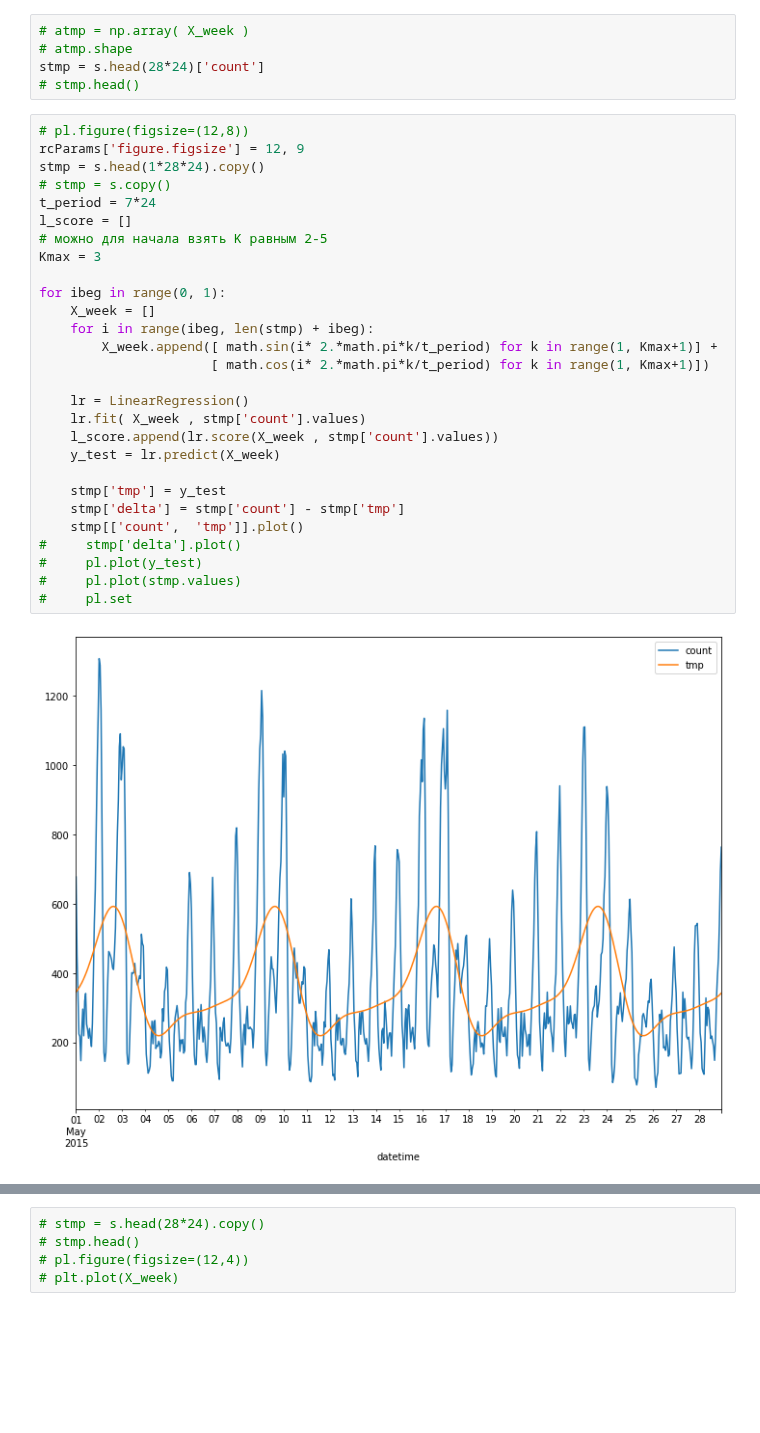
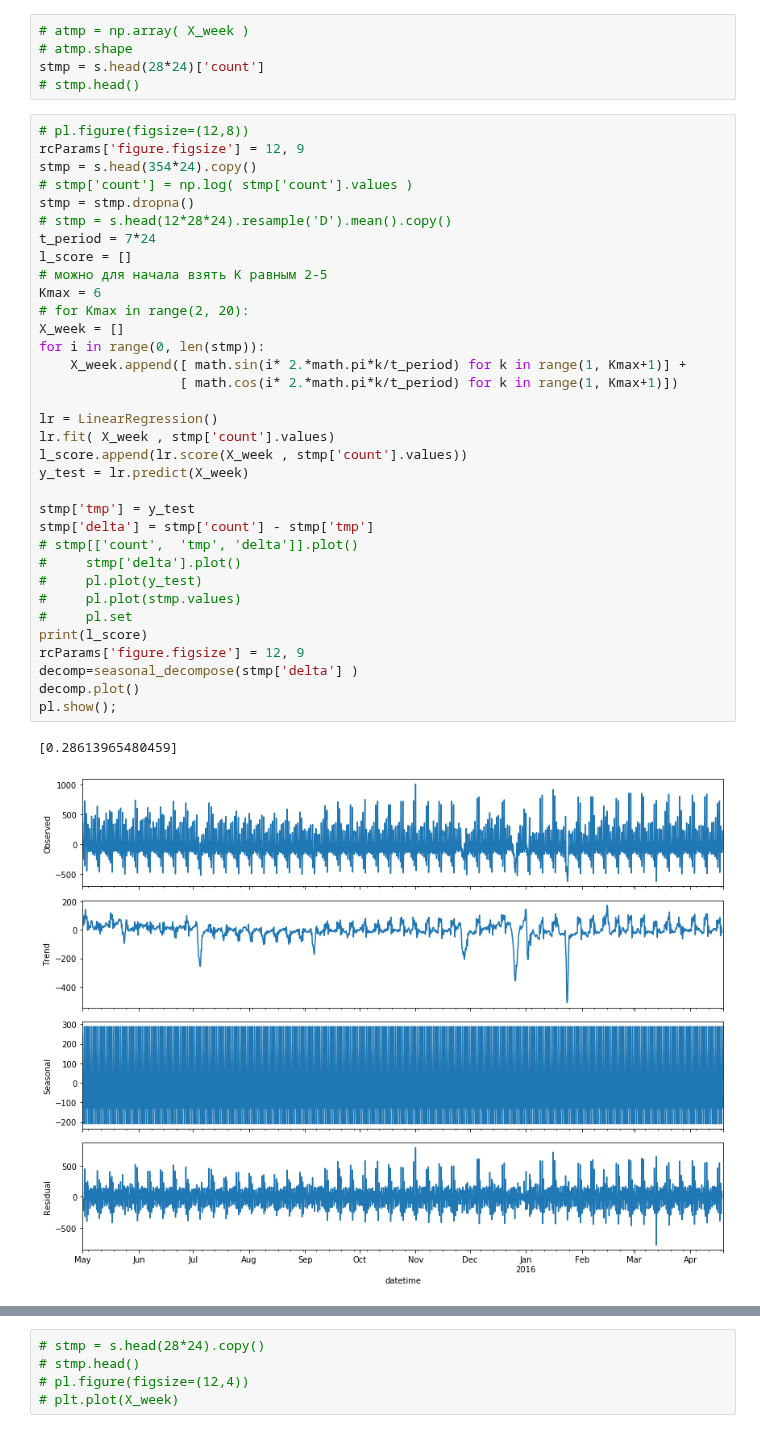
Before and after one commit to dminikorenb/DataLearning, a Jupyter notebook: 3-Taxi/dminik6_part3_w3.ipynb, the cells around one changed output, grey strips where cells are left out. Saved outputs shown, nothing was run; the diff lists cells and outputs as text; blank space fills up the shorter version.

```diff
--- a/3-Taxi/dminik6_part3_w3.ipynb
+++ b/3-Taxi/dminik6_part3_w3.ipynb
@@ -166,30 +166,37 @@ stmp = s.head(28*24)['count']
 # %%
 # pl.figure(figsize=(12,8))
 rcParams['figure.figsize'] = 12, 9
-stmp = s.head(1*28*24).copy()
-# stmp = s.copy()
+stmp = s.head(354*24).copy()
+# stmp['count'] = np.log( stmp['count'].values )
+stmp = stmp.dropna()
+# stmp = s.head(12*28*24).resample('D').mean().copy()
 t_period = 7*24
 l_score = []
 # можно для начала взять K равным 2-5
-Kmax = 3
+Kmax = 6
+# for Kmax in range(2, 20):
+X_week = []
+for i in range(0, len(stmp)):
+    X_week.append([ math.sin(i* 2.*math.pi*k/t_period) for k in range(1, Kmax+1)] +
+                  [ math.cos(i* 2.*math.pi*k/t_period) for k in range(1, Kmax+1)])
 
-for ibeg in range(0, 1):
-    X_week = []
-    for i in range(ibeg, len(stmp) + ibeg):
-        X_week.append([ math.sin(i* 2.*math.pi*k/t_period) for k in range(1, Kmax+1)] +
-                      [ math.cos(i* 2.*math.pi*k/t_period) for k in range(1, Kmax+1)])
+lr = LinearRegression()
+lr.fit( X_week , stmp['count'].values)
+l_score.append(lr.score(X_week , stmp['count'].values))
+y_test = lr.predict(X_week)
 
-    lr = LinearRegression()
-    lr.fit( X_week , stmp['count'].values)
-    l_score.append(lr.score(X_week , stmp['count'].values))
-    y_test = lr.predict(X_week)
-
-    stmp['tmp'] = y_test
-    stmp['delta'] = stmp['count'] - stmp['tmp']
-    stmp[['count',  'tmp']].plot()
+stmp['tmp'] = y_test
+stmp['delta'] = stmp['count'] - stmp['tmp']
+# stmp[['count',  'tmp', 'delta']].plot()
 #     stmp['delta'].plot()
 #     pl.plot(y_test)
 #     pl.plot(stmp.values)
 #     pl.set
+print(l_score)
+rcParams['figure.figsize'] = 12, 9
+decomp=seasonal_decompose(stmp['delta'] )
+decomp.plot()
+pl.show();
 # %% [output]
+[0.28613965480459]
-[figure, old version]
+[figure, new version]
```
Also changed, not shown: parts of 4 cells of this notebook.
